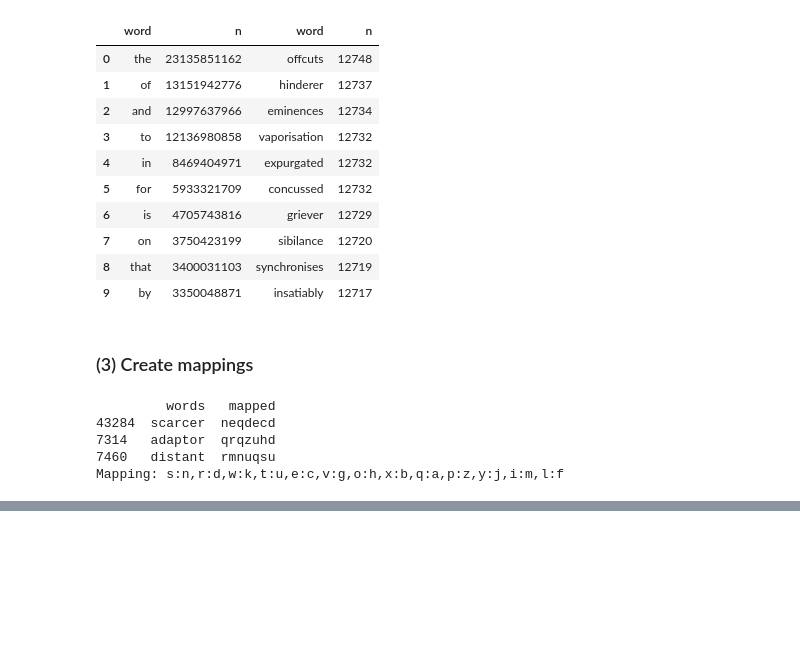
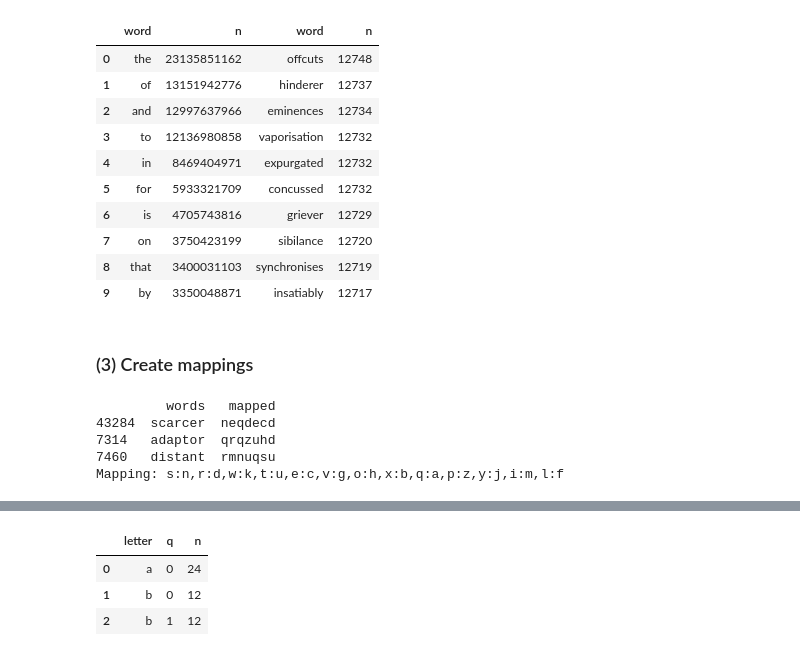
Before and after one commit to ErikinBC/mirror_alphabet, a Jupyter notebook: christian_bok.ipynb, the cells around one changed output, grey strips where cells are left out. Saved outputs shown, nothing was run; the diff lists cells and outputs as text; code cells hidden in the pictures; blank space fills up the shorter version.

```diff
--- a/christian_bok.ipynb
+++ b/christian_bok.ipynb
@@ -165,3 +192,31 @@ c, b, a
+# %%
+def forwardPerm(idx, lst):
+    alst = lst.copy()  # Active copy
+    holder = []  # Store the list combination and index
+    for j in range(len(lst)):
+        if len(alst) == 1:  # Terminate when there is one element less
+            q = 0
+            v = alst[q]
+            holder.append([v, q])
+            break
+        else:
+            nperm = factorial(len(alst)-1)
+            q, r = divmod(idx, nperm)
+            v = alst[q]
+            alst.remove(v)  # Remove v from the list
+            idx = r
+            holder.append([v, q])
+    return holder
+
+
+dat = pd.concat([pd.DataFrame(forwardPerm(i,letters[0:4])).assign(idx=i) for i in range(24)])
+dat.rename(columns={0:'letter', 1:'q'},inplace=True)
+dat.groupby(['letter','q']).size().reset_index().rename(columns={0:'n'}).head(3)
+# %% [output]
+|  | letter | q | n |
+| 0 | a | 0 | 24 |
+| 1 | b | 0 | 12 |
+| 2 | b | 1 | 12 |
 # %%
 # txt = words.sample(13,random_state=1).copy()
 # trans = alpha_trans(txt, Xmap)
```
Also changed, not shown: parts of 10 cells of this notebook.
